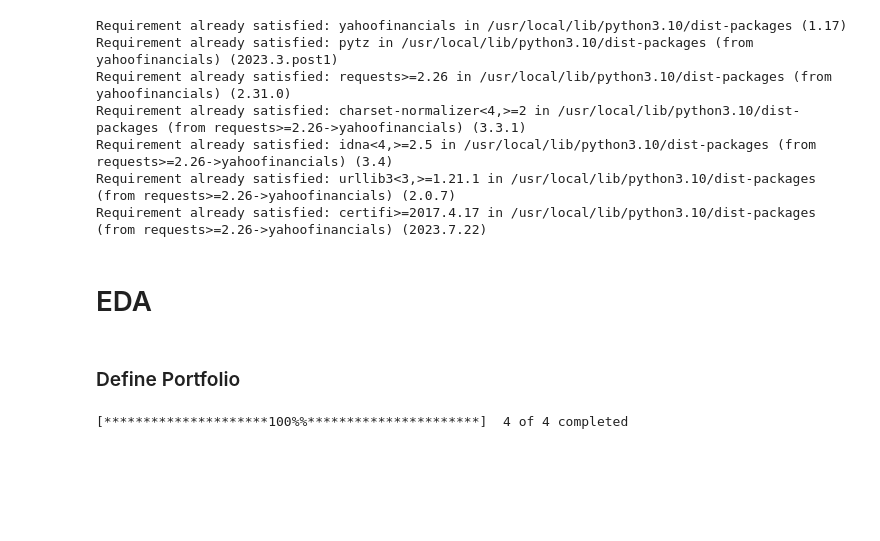
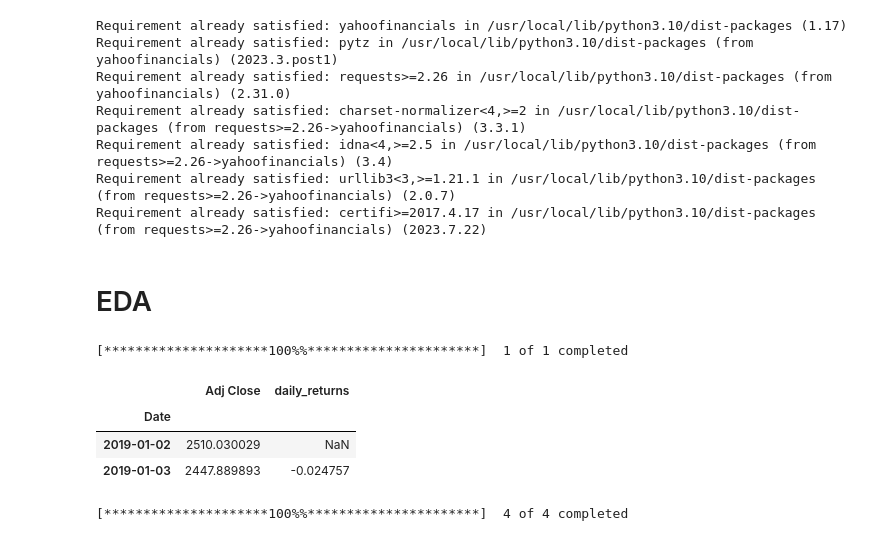
Before and after one commit to rahulakrish/portfolio_builder, a Jupyter notebook: code/new.ipynb, the cells around one changed output. Saved outputs shown, nothing was run; the diff lists cells and outputs as text; code cells hidden in the pictures; blank space fills up the shorter version.

```diff
--- a/code/new.ipynb
+++ b/code/new.ipynb
@@ -64,8 +64,6 @@ mlogger.setLevel(logging.WARNING)
 logging.getLogger("cmdstanpy").setLevel(logging.DEBUG)
 # %% [markdown]
 # EDA
-# %% [markdown]
-###  Define Portfolio
 # %%
 # define dates
 start_date = '2019-01-01'
@@ -73,3 +74,19 @@ end_date = date.today()
+# %%
+#function to get sp_500 data to be used for comparision
+def sp_500():
+  sp_500 = yf.download('^GSPC',start=start_date,end=end_date)
+  sp_500 = sp_500[['Adj Close']]
+  sp_500['daily_returns'] = sp_500['Adj Close'].pct_change()
+  return sp_500
+
+sp_500 = sp_500()
+sp_500.head(2)
+# %% [output]
+[*********************100%%**********************]  1 of 1 completed
+|  | Adj Close | daily_returns |
+| Date |  |  |
+| 2019-01-02 | 2510.030029 | NaN |
+| 2019-01-03 | 2447.889893 | -0.024757 |
 # %%
 def stocks(string):
   portfolio = list(string.split(','))
```
Also changed, not shown: parts of 107 cells of this notebook.
